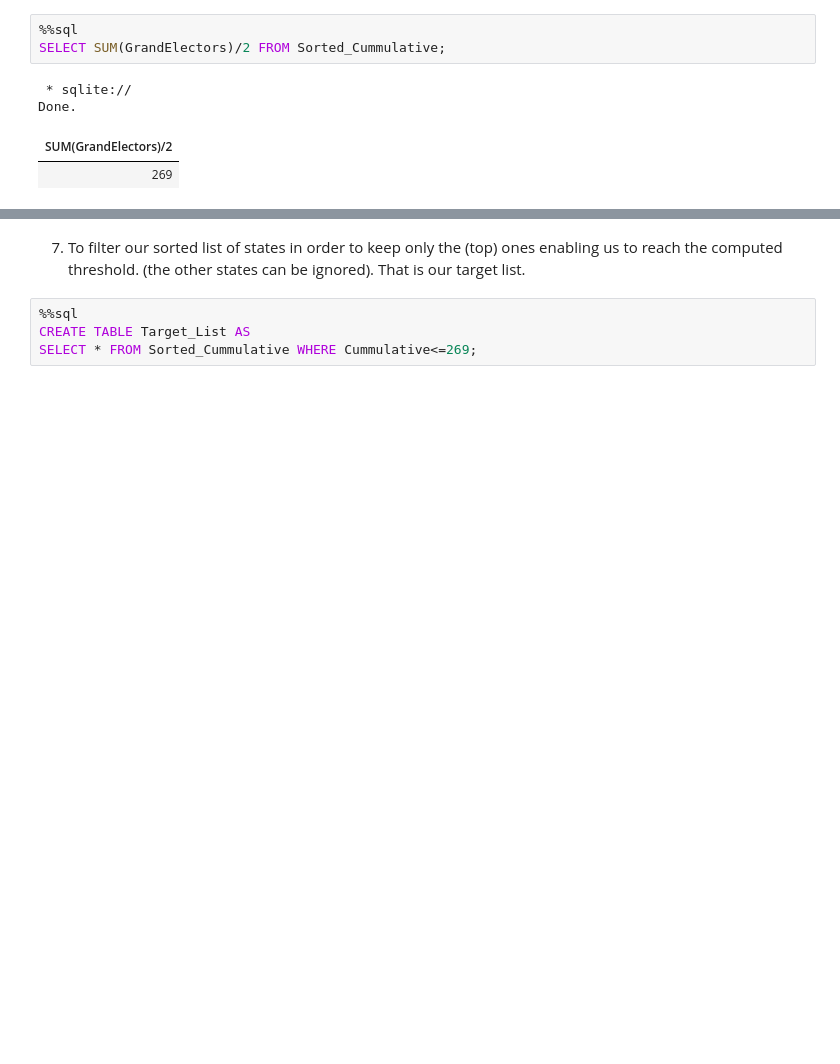
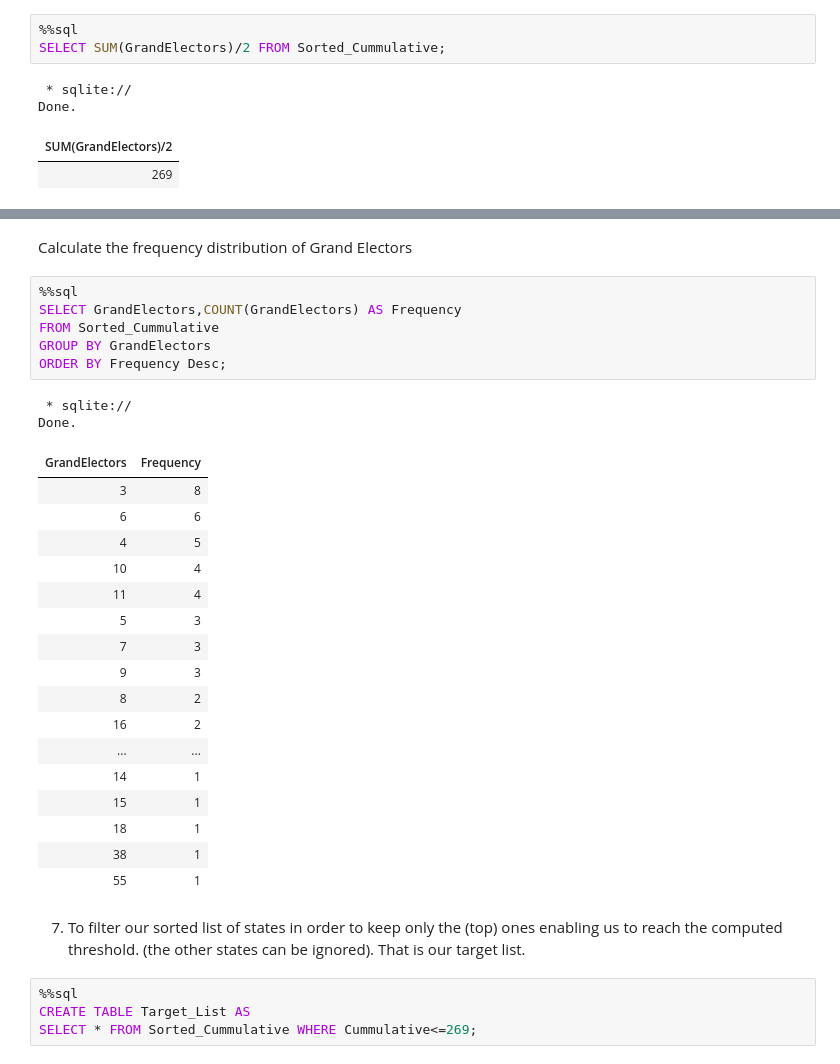
Before and after one commit to kahuroA/SQL-PRACTICE, a Jupyter notebook: SQL_MINI_PROJECT.ipynb, the cells around one changed output, grey strips where cells are left out. Drawn from its saved outputs; the diff is of its cells as text; blank space fills up the shorter version.

```diff
--- a/SQL_MINI_PROJECT.ipynb
+++ b/SQL_MINI_PROJECT.ipynb
@@ -230,3 +323,31 @@ Done.
+# %% [markdown]
+Calculate the frequency distribution of Grand Electors
+# %%
+%%sql
+SELECT GrandElectors,COUNT(GrandElectors) AS Frequency
+FROM Sorted_Cummulative
+GROUP BY GrandElectors
+ORDER BY Frequency Desc;
+# %% [output]
+ * sqlite://
+Done.
+| GrandElectors | Frequency |
+| 3 | 8 |
+| 6 | 6 |
+| 4 | 5 |
+| 10 | 4 |
+| 11 | 4 |
+| 5 | 3 |
+| 7 | 3 |
+| 9 | 3 |
+| 8 | 2 |
+| 16 | 2 |
+| ... | ... |
+| 14 | 1 |
+| 15 | 1 |
+| 18 | 1 |
+| 38 | 1 |
+| 55 | 1 |
 # %% [markdown]
 7. To filter our sorted list of states in order to keep only the (top) ones enabling us to reach the computed threshold. (the other states can be ignored). That is our target list.
 # %%
```
Also changed, not shown: parts of 9 cells of this notebook.
